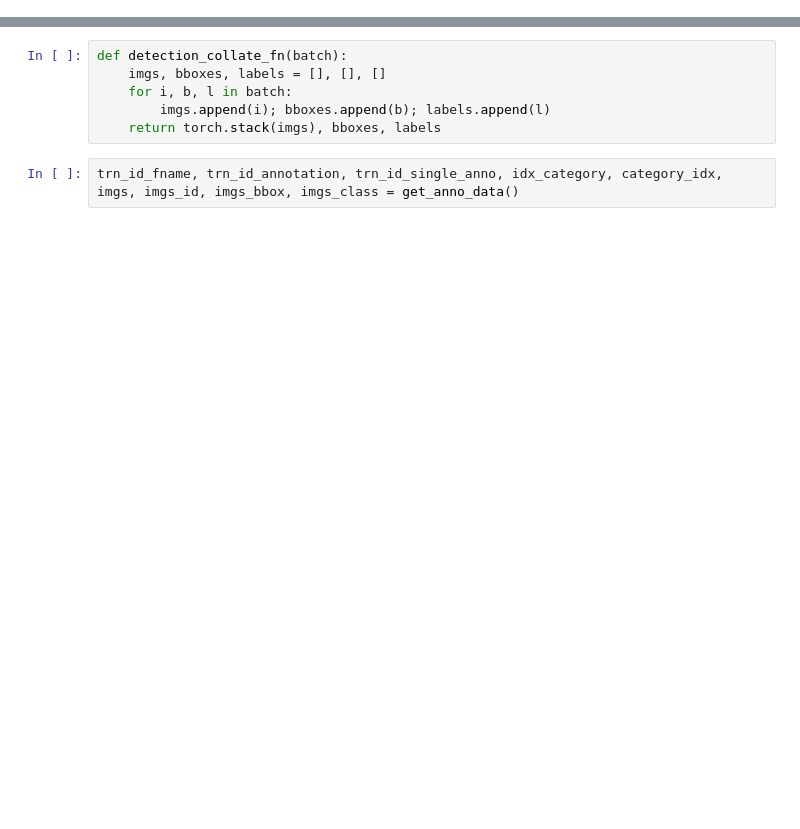
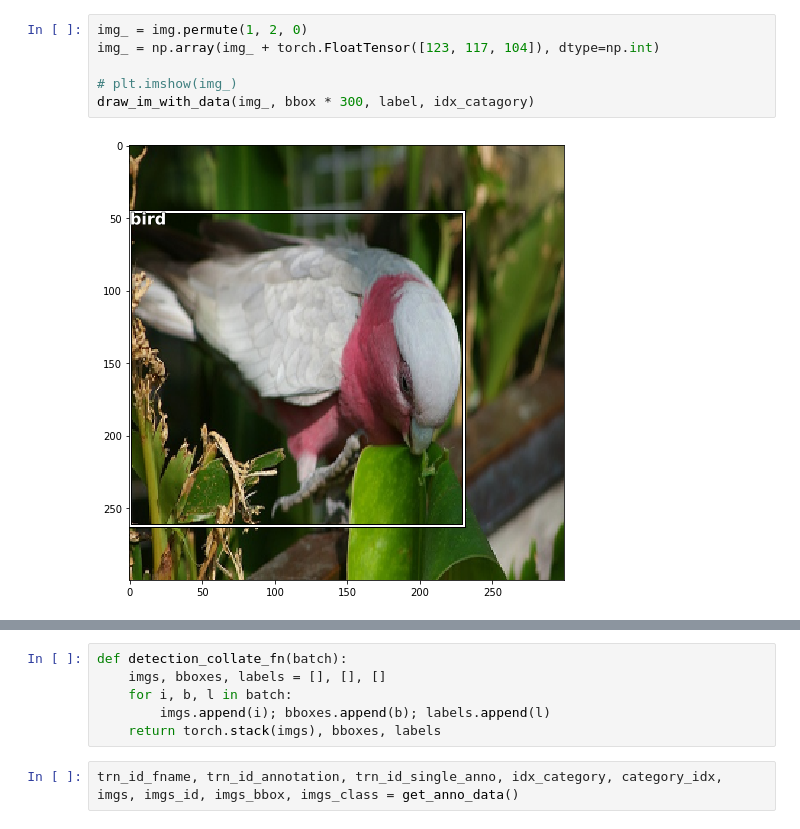
Before and after one commit to kindeQi/PyTorch_SSD, a Jupyter notebook: test_local.ipynb, the cells around one changed output, grey strips where cells are left out. Drawn from its saved outputs; the diff is of its cells as text; blank space fills up the shorter version.

```diff
--- a/test_local.ipynb
+++ b/test_local.ipynb
@@ -31,0 +75,8 @@ from SSDloss import *
+# %%
+img_ = img.permute(1, 2, 0)
+img_ = np.array(img_ + torch.FloatTensor([123, 117, 104]), dtype=np.int)
+
+# plt.imshow(img_)
+draw_im_with_data(img_, bbox * 300, label, idx_catagory)
+# %% [output]
+[figure, added]
```
Also changed, not shown: parts of 43 cells of this notebook, 2 other files.
